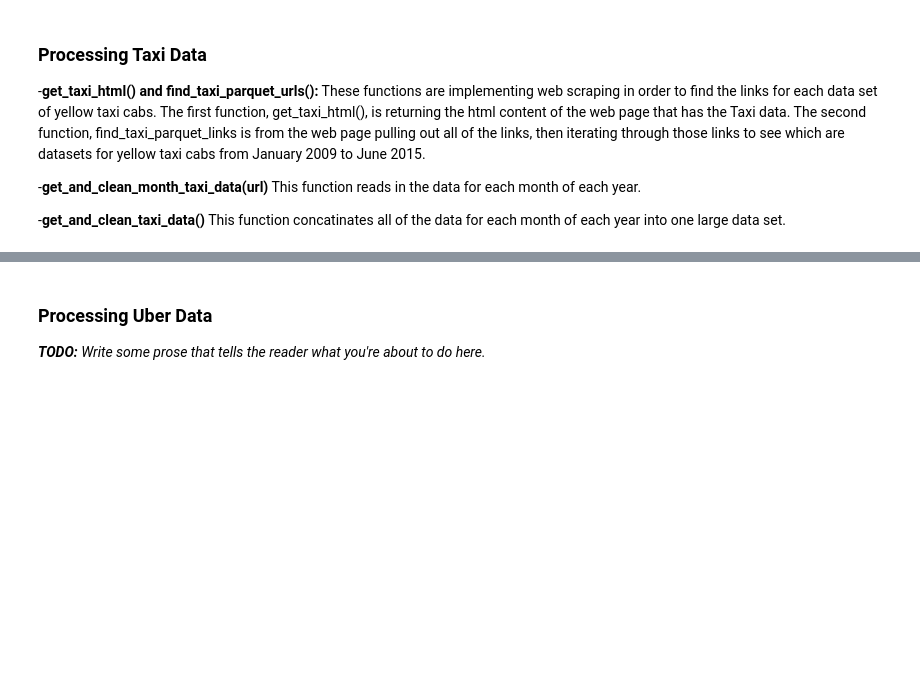
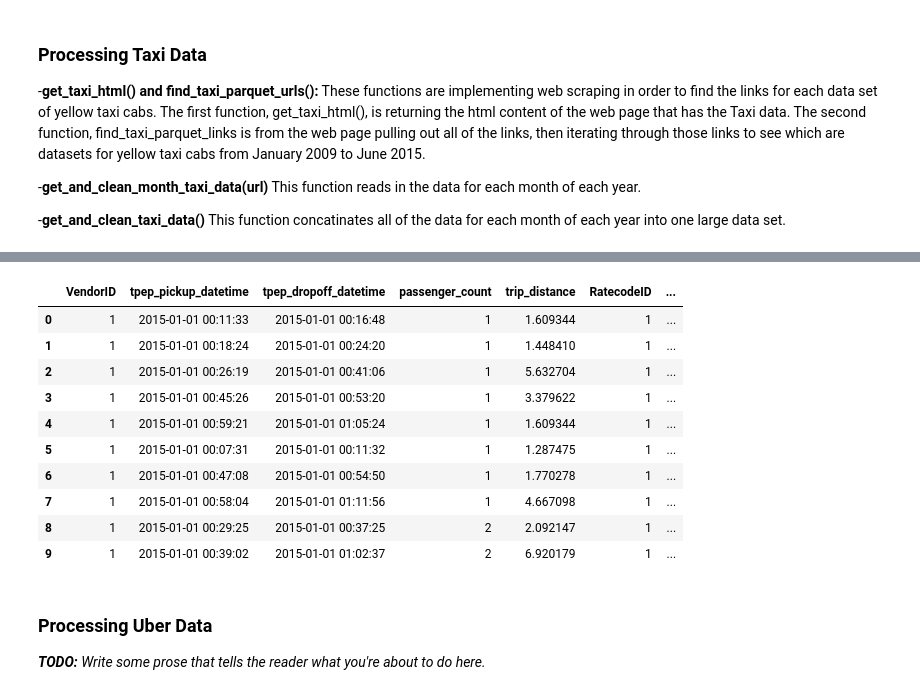
Before and after one commit to laurelhickey/Tools_for_Analytics_Project, a Jupyter notebook: Project Scaffolding.ipynb, the cells around one changed output, grey strips where cells are left out. Saved outputs shown, nothing was run; the diff lists cells and outputs as text; code cells hidden in the pictures; blank space fills up the shorter version.

```diff
--- a/Project Scaffolding.ipynb
+++ b/Project Scaffolding.ipynb
@@ -150 +150,22 @@ def get_and_clean_month_taxi_data(url):
+# %%
+def miles_to_km(distance_miles):
+    distance_km = distance_miles /0.62137119
+    return distance_km
+
+test_parquet['trip_distance'] = test_parquet.apply(lambda x: miles_to_km(x["trip_distance"]), axis = 1)
+
+
+test_parquet.head(10)
+# %% [output]
+|  | VendorID | tpep_pickup_datetime | tpep_dropoff_datetime | passenger_count | trip_distance | RatecodeID | ... |
+| 0 | 1 | 2015-01-01 00:11:33 | 2015-01-01 00:16:48 | 1 | 1.609344 | 1 | ... |
+| 1 | 1 | 2015-01-01 00:18:24 | 2015-01-01 00:24:20 | 1 | 1.448410 | 1 | ... |
+| 2 | 1 | 2015-01-01 00:26:19 | 2015-01-01 00:41:06 | 1 | 5.632704 | 1 | ... |
+| 3 | 1 | 2015-01-01 00:45:26 | 2015-01-01 00:53:20 | 1 | 3.379622 | 1 | ... |
+| 4 | 1 | 2015-01-01 00:59:21 | 2015-01-01 01:05:24 | 1 | 1.609344 | 1 | ... |
+| 5 | 1 | 2015-01-01 00:07:31 | 2015-01-01 00:11:32 | 1 | 1.287475 | 1 | ... |
+| 6 | 1 | 2015-01-01 00:47:08 | 2015-01-01 00:54:50 | 1 | 1.770278 | 1 | ... |
+| 7 | 1 | 2015-01-01 00:58:04 | 2015-01-01 01:11:56 | 1 | 4.667098 | 1 | ... |
+| 8 | 1 | 2015-01-01 00:29:25 | 2015-01-01 00:37:25 | 2 | 2.092147 | 1 | ... |
+| 9 | 1 | 2015-01-01 00:39:02 | 2015-01-01 01:02:37 | 2 | 6.920179 | 1 | ... |
 # %%
```
Also changed, not shown: parts of 6 cells of this notebook.
